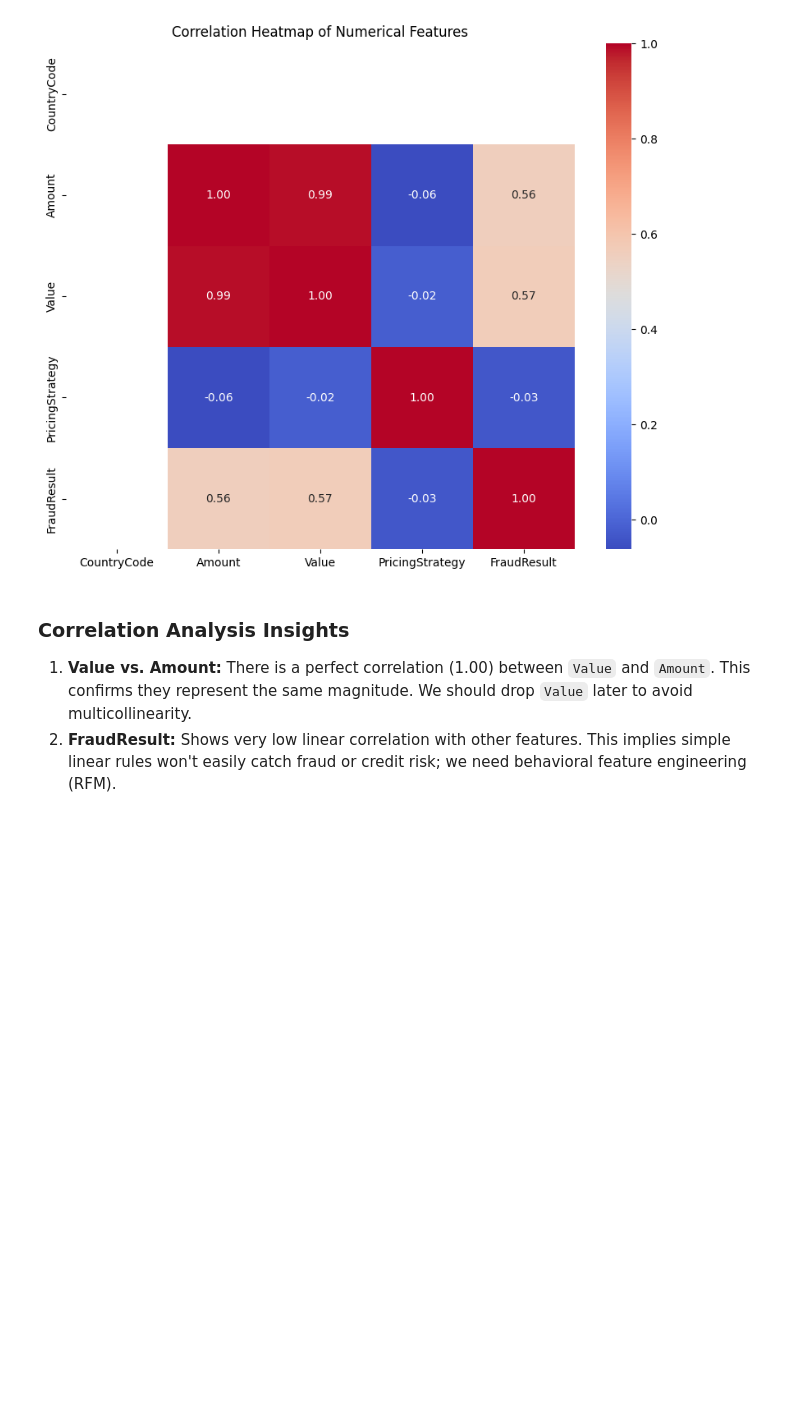
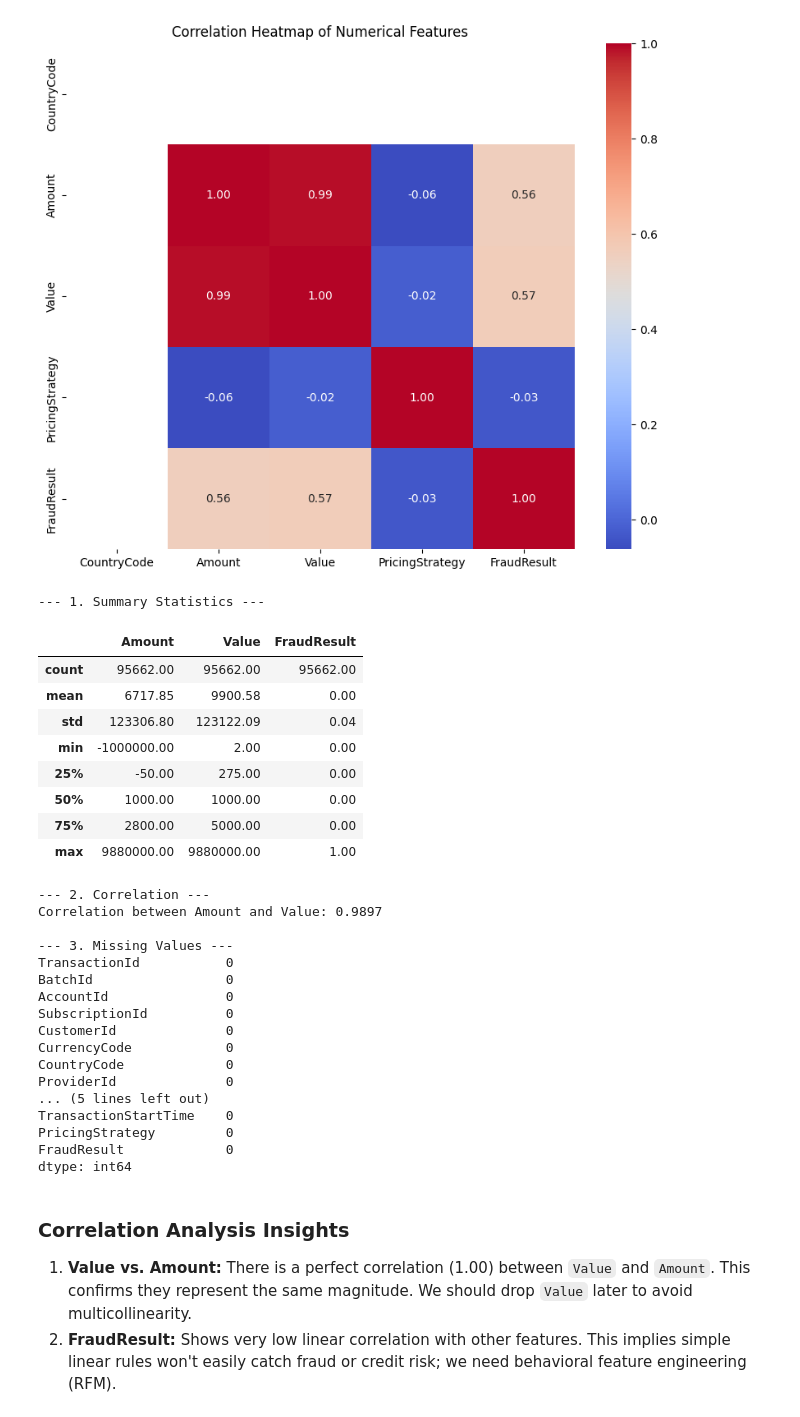
Before and after one commit to Maireg789/credit-risk-model, a Jupyter notebook: notebooks/eda.ipynb, the cells around one changed output. Saved outputs shown, nothing was run; the diff lists cells and outputs as text; code cells hidden in the pictures; blank space fills up the shorter version.

```diff
--- a/notebooks/eda.ipynb
+++ b/notebooks/eda.ipynb
@@ -209,6 +242,47 @@ plt.title('Correlation Heatmap of Numerical Features')
 plt.show()
 # %% [output]
 [figure]
+# %%
+# Run this to get the EXACT numbers for your report
+print("--- 1. Summary Statistics ---")
+pd.set_option('display.float_format', lambda x: '%.2f' % x)
+desc = df[['Amount', 'Value', 'FraudResult']].describe()
+display(desc)
+
+print("\n--- 2. Correlation ---")
+corr = df[['Amount', 'Value']].corr().iloc[0,1]
+print(f"Correlation between Amount and Value: {corr:.4f}")
+
+print("\n--- 3. Missing Values ---")
+print(df.isnull().sum())
+# %% [output]
+--- 1. Summary Statistics ---
+|  | Amount | Value | FraudResult |
+| count | 95662.00 | 95662.00 | 95662.00 |
+| mean | 6717.85 | 9900.58 | 0.00 |
+| std | 123306.80 | 123122.09 | 0.04 |
+| min | -1000000.00 | 2.00 | 0.00 |
+| 25% | -50.00 | 275.00 | 0.00 |
+| 50% | 1000.00 | 1000.00 | 0.00 |
+| 75% | 2800.00 | 5000.00 | 0.00 |
+| max | 9880000.00 | 9880000.00 | 1.00 |
+--- 2. Correlation ---
+Correlation between Amount and Value: 0.9897
+
+--- 3. Missing Values ---
+TransactionId           0
+BatchId                 0
+AccountId               0
+SubscriptionId          0
+CustomerId              0
+CurrencyCode            0
+CountryCode             0
+ProviderId              0
+... (5 lines left out)
+TransactionStartTime    0
+PricingStrategy         0
+FraudResult             0
+dtype: int64
 # %% [markdown]
 ### Correlation Analysis Insights
 1.  **Value vs. Amount:** There is a perfect correlation (1.00) between `Value` and `Amount`. This confirms they represent the same magnitude. We should drop `Value` later to avoid multicollinearity.
```
Also changed, not shown: parts of 1 cell of this notebook.
